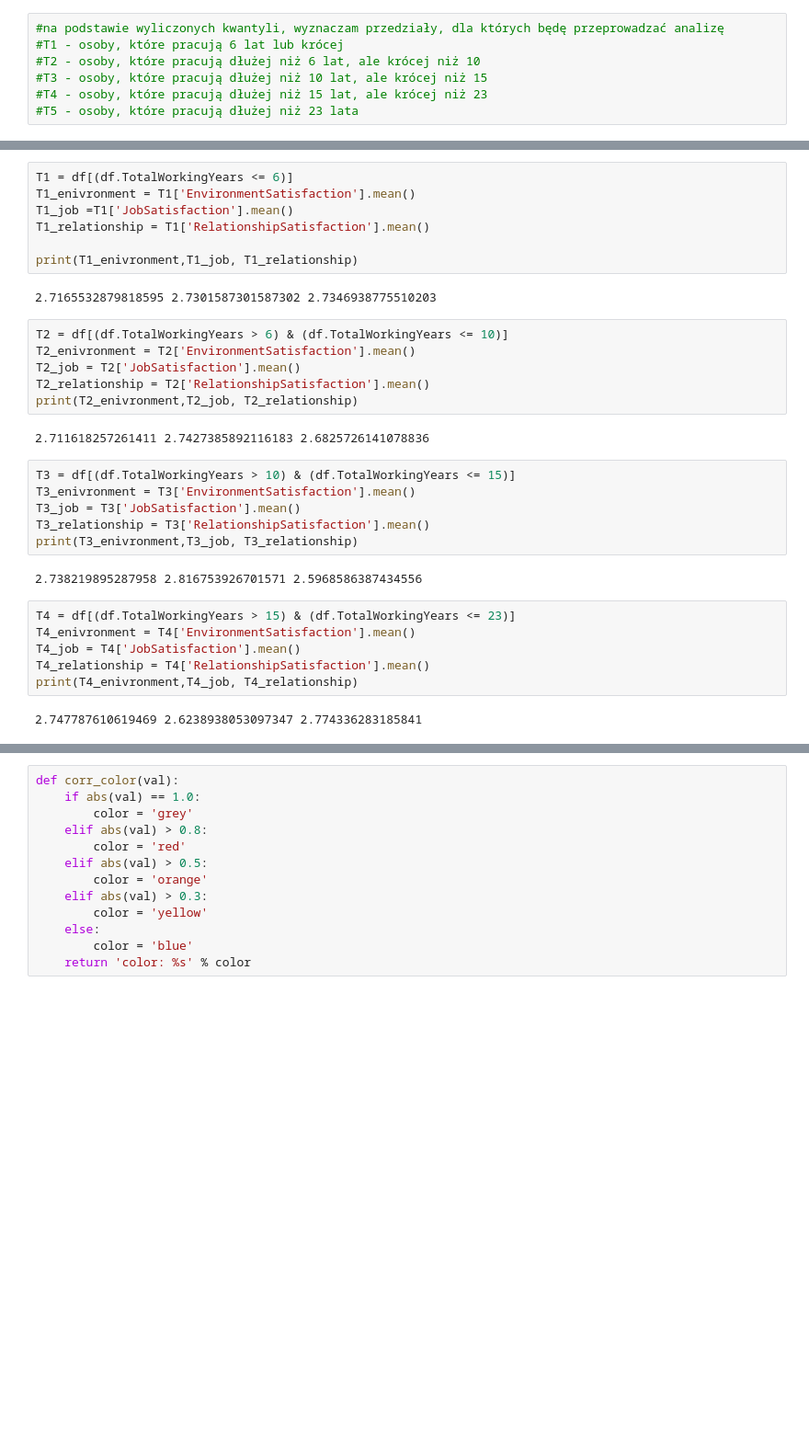
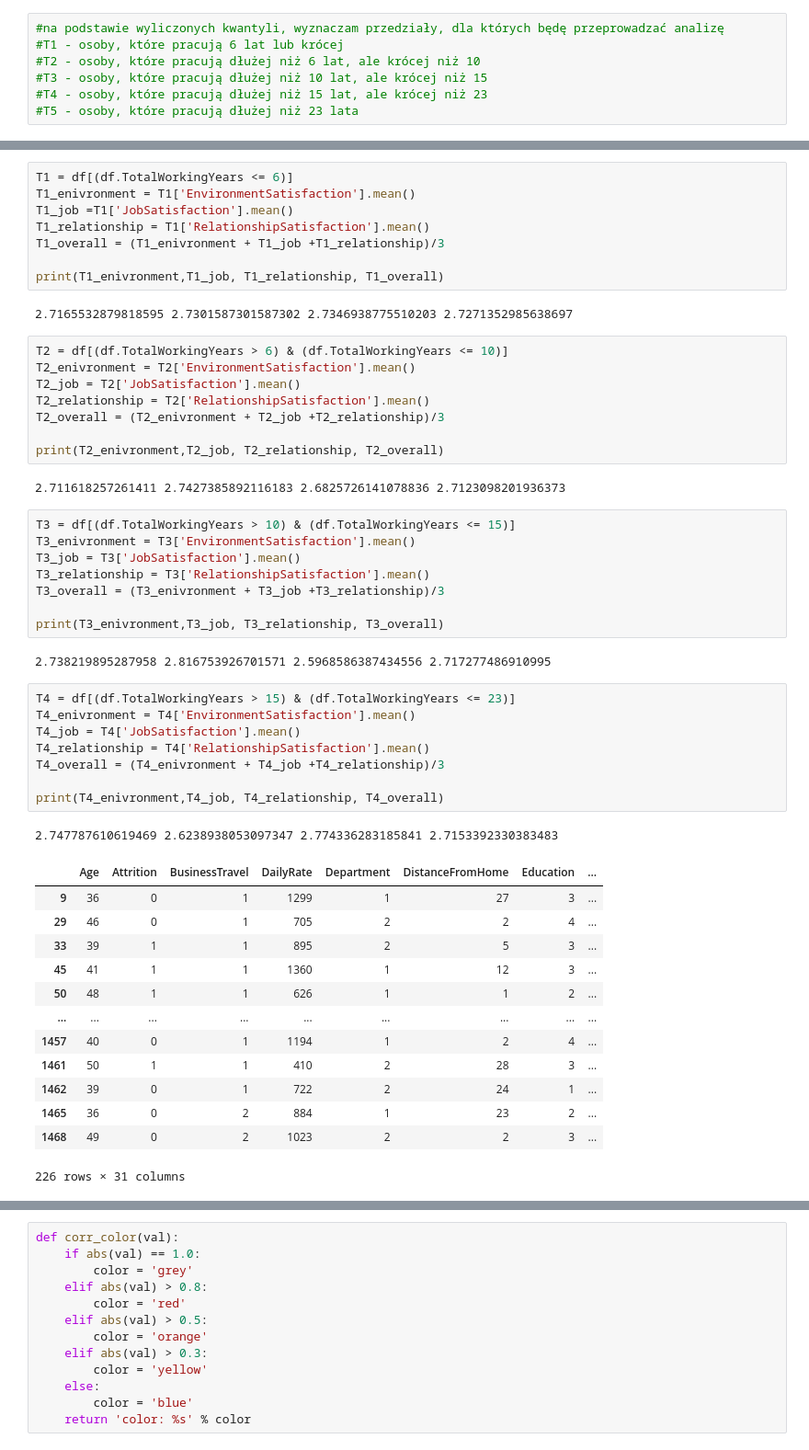
Before and after one commit to infoshareacademy/jdszr4-edc, a Jupyter notebook: 2-projekt-python/experience_analysis/experience_analysis.ipynb, the cells around one changed output, grey strips where cells are left out. Shown at 92% size. Saved outputs shown, nothing was run; the diff lists cells and outputs as text; blank space fills up the shorter version.

```diff
--- a/2-projekt-python/experience_analysis/experience_analysis.ipynb
+++ b/2-projekt-python/experience_analysis/experience_analysis.ipynb
@@ -78,34 +89,54 @@ T1 = df[(df.TotalWorkingYears <= 6)]
 T1_enivronment = T1['EnvironmentSatisfaction'].mean()
 T1_job =T1['JobSatisfaction'].mean()
 T1_relationship = T1['RelationshipSatisfaction'].mean()
+T1_overall = (T1_enivronment + T1_job +T1_relationship)/3
 
-print(T1_enivronment,T1_job, T1_relationship)
+print(T1_enivronment,T1_job, T1_relationship, T1_overall)
 # %% [output]
-2.7165532879818595 2.7301587301587302 2.7346938775510203
+2.7165532879818595 2.7301587301587302 2.7346938775510203 2.7271352985638697
 # %%
 T2 = df[(df.TotalWorkingYears > 6) & (df.TotalWorkingYears <= 10)]
 T2_enivronment = T2['EnvironmentSatisfaction'].mean()
 T2_job = T2['JobSatisfaction'].mean()
 T2_relationship = T2['RelationshipSatisfaction'].mean()
-print(T2_enivronment,T2_job, T2_relationship)
+T2_overall = (T2_enivronment + T2_job +T2_relationship)/3
+
+print(T2_enivronment,T2_job, T2_relationship, T2_overall)
 # %% [output]
-2.711618257261411 2.7427385892116183 2.6825726141078836
+2.711618257261411 2.7427385892116183 2.6825726141078836 2.7123098201936373
 # %%
 T3 = df[(df.TotalWorkingYears > 10) & (df.TotalWorkingYears <= 15)]
 T3_enivronment = T3['EnvironmentSatisfaction'].mean()
 T3_job = T3['JobSatisfaction'].mean()
 T3_relationship = T3['RelationshipSatisfaction'].mean()
-print(T3_enivronment,T3_job, T3_relationship)
+T3_overall = (T3_enivronment + T3_job +T3_relationship)/3
+
+print(T3_enivronment,T3_job, T3_relationship, T3_overall)
 # %% [output]
-2.738219895287958 2.816753926701571 2.5968586387434556
+2.738219895287958 2.816753926701571 2.5968586387434556 2.717277486910995
 # %%
 T4 = df[(df.TotalWorkingYears > 15) & (df.TotalWorkingYears <= 23)]
 T4_enivronment = T4['EnvironmentSatisfaction'].mean()
 T4_job = T4['JobSatisfaction'].mean()
 T4_relationship = T4['RelationshipSatisfaction'].mean()
-print(T4_enivronment,T4_job, T4_relationship)
+T4_overall = (T4_enivronment + T4_job +T4_relationship)/3
+
+print(T4_enivronment,T4_job, T4_relationship, T4_overall)
 # %% [output]
-2.747787610619469 2.6238938053097347 2.774336283185841
+2.747787610619469 2.6238938053097347 2.774336283185841 2.7153392330383483
+|  | Age | Attrition | BusinessTravel | DailyRate | Department | DistanceFromHome | Education | ... |
+| 9 | 36 | 0 | 1 | 1299 | 1 | 27 | 3 | ... |
+| 29 | 46 | 0 | 1 | 705 | 2 | 2 | 4 | ... |
+| 33 | 39 | 1 | 1 | 895 | 2 | 5 | 3 | ... |
+| 45 | 41 | 1 | 1 | 1360 | 1 | 12 | 3 | ... |
+| 50 | 48 | 1 | 1 | 626 | 1 | 1 | 2 | ... |
+| ... | ... | ... | ... | ... | ... | ... | ... | ... |
+| 1457 | 40 | 0 | 1 | 1194 | 1 | 2 | 4 | ... |
+| 1461 | 50 | 1 | 1 | 410 | 2 | 28 | 3 | ... |
+| 1462 | 39 | 0 | 1 | 722 | 2 | 24 | 1 | ... |
+| 1465 | 36 | 0 | 2 | 884 | 1 | 23 | 2 | ... |
+| 1468 | 49 | 0 | 2 | 1023 | 2 | 2 | 3 | ... |
+226 rows × 31 columns
 # %%
 T5 = df[df.TotalWorkingYears > 23]
 T5_enivronment = T5['EnvironmentSatisfaction'].mean()
```
Also changed, not shown: parts of 44 cells of this notebook.
